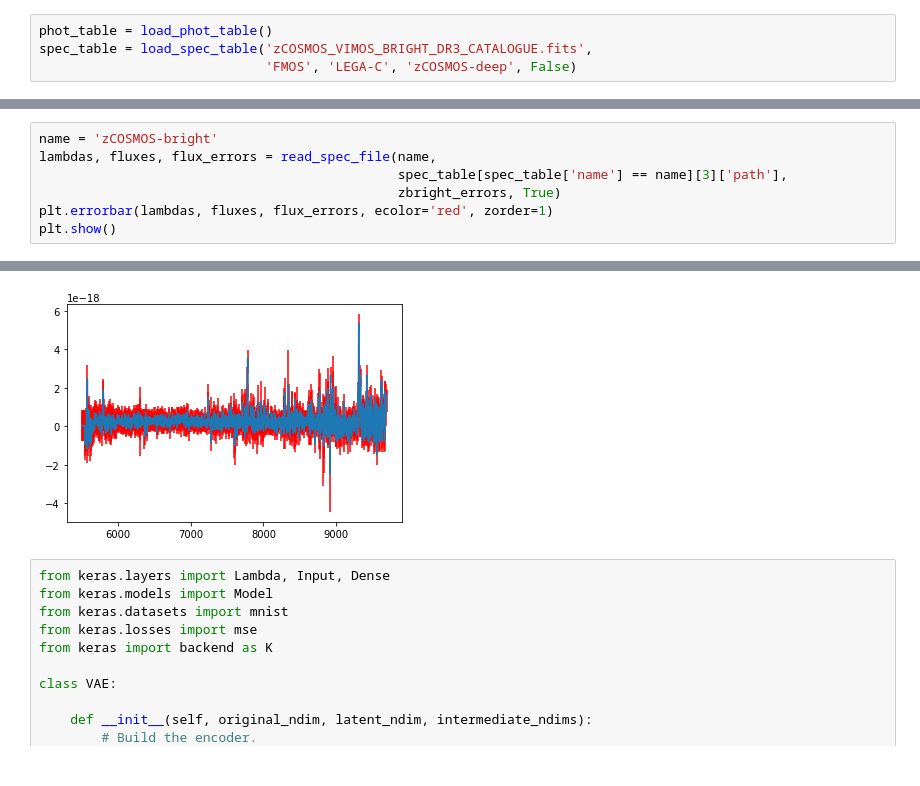
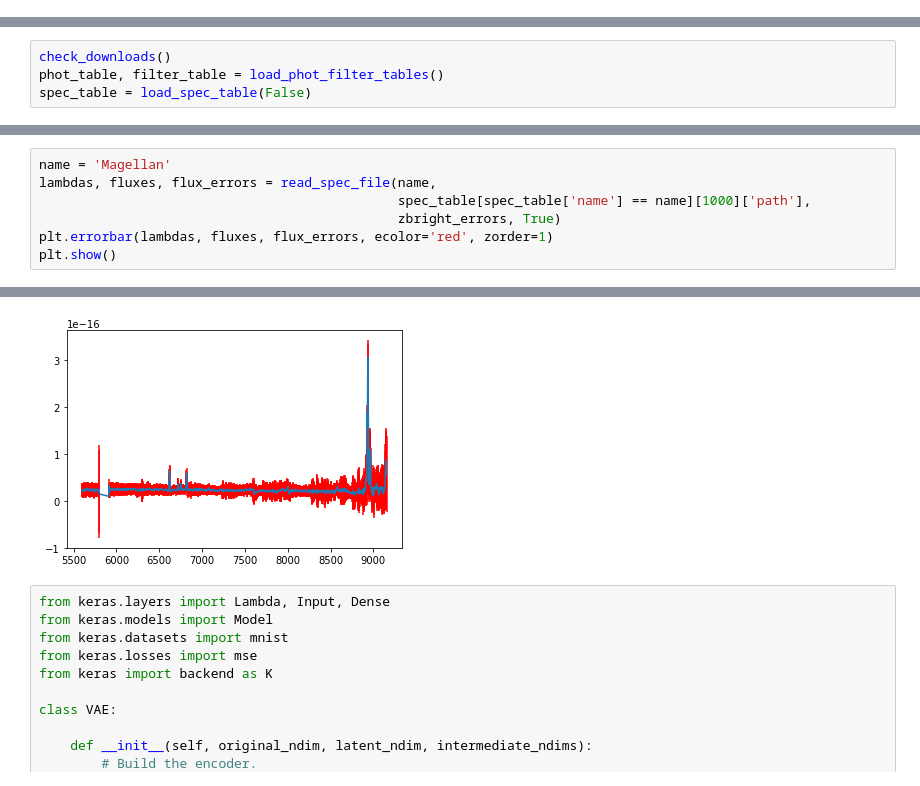
Before and after one commit to dennisYatunin/surf2019, a Jupyter notebook: Notebook.ipynb, the cells around one changed output, grey strips where cells are left out. Drawn from its saved outputs; the diff is of its cells as text.

```diff
--- a/Notebook.ipynb
+++ b/Notebook.ipynb
@@ -607,4 +0,0 @@ def read_spec_file(name, path, zbright_errors=None, scale_errors=False,
-# %%
-phot_table = load_phot_table()
-spec_table = load_spec_table('zCOSMOS_VIMOS_BRIGHT_DR3_CATALOGUE.fits',
-                             'FMOS', 'LEGA-C', 'zCOSMOS-deep', False)
@@ -610,0 +913,4 @@ spec_table = load_spec_table('zCOSMOS_VIMOS_BRIGHT_DR3_CATALOGUE.fits',
+# %%
+check_downloads()
+phot_table, filter_table = load_phot_filter_tables()
+spec_table = load_spec_table(False)
@@ -613,9 +1145,9 @@ zbright_errors = get_zbright_errors(spec_table)
 # %% [output]
 [interactive output not drawn]
 # %%
-name = 'zCOSMOS-bright'
+name = 'Magellan'
 lambdas, fluxes, flux_errors = read_spec_file(name,
-                                              spec_table[spec_table['name'] == name][3]['path'],
+                                              spec_table[spec_table['name'] == name][1000]['path'],
                                               zbright_errors, True)
 plt.errorbar(lambdas, fluxes, flux_errors, ecolor='red', zorder=1)
 plt.show()
@@ -623,4 +1156,4 @@ plt.show()
-[figure, old version]
+[figure, new version]
 # %%
 from keras.layers import Lambda, Input, Dense
 from keras.models import Model
```
Also changed, not shown: parts of 12 cells of this notebook, 1 other file.
